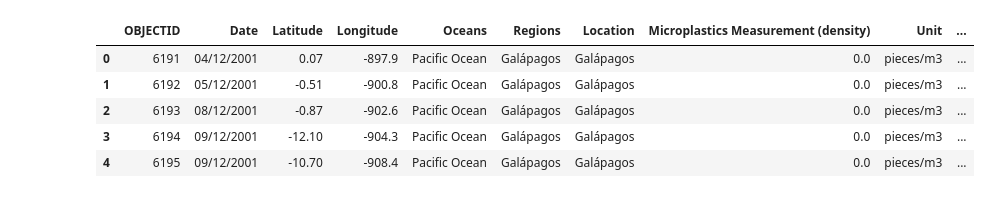
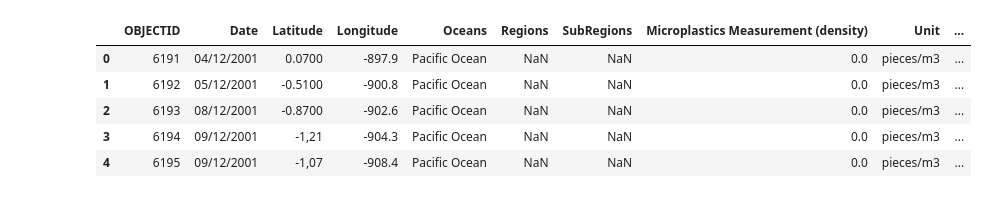
Before and after one commit to Beatriz-mij/Proyecto-PowerBI-MOD4, a Jupyter notebook: 04_EDA_Galapagos.ipynb, the cells around one changed output. Saved outputs shown, nothing was run; the diff lists cells and outputs as text; code cells hidden in the pictures.

```diff
--- a/04_EDA_Galapagos.ipynb
+++ b/04_EDA_Galapagos.ipynb
@@ -16,22 +16,22 @@ from sklearn.impute import KNNImputer
 pd.set_option('display.max_columns', None) # para poder visualizar todas las columnas de los DataFrames
 # %%
 df_gal = pd.read_csv(
-    "Proyecto-PowerBI-MOD4/files/Marine Microplastic Concentrations_GALAPAGOS.csv",
+    "files/Marine_Galapagos.csv",
     sep=";",
     engine="python",
     encoding="utf-8",
     quotechar='"',
     on_bad_lines='warn'  # también puedes usar 'skip' para ignorar líneas malas
 )
 
 df_gal.head()
 # %% [output]
-|  | OBJECTID | Date | Latitude | Longitude | Oceans | Regions | Location | Microplastics Measurement (density) | Unit | ... |
-| 0 | 6191 | 04/12/2001 | 0.07 | -897.9 | Pacific Ocean | Galápagos | Galápagos | 0.0 | pieces/m3 | ... |
-| 1 | 6192 | 05/12/2001 | -0.51 | -900.8 | Pacific Ocean | Galápagos | Galápagos | 0.0 | pieces/m3 | ... |
-| 2 | 6193 | 08/12/2001 | -0.87 | -902.6 | Pacific Ocean | Galápagos | Galápagos | 0.0 | pieces/m3 | ... |
-| 3 | 6194 | 09/12/2001 | -12.10 | -904.3 | Pacific Ocean | Galápagos | Galápagos | 0.0 | pieces/m3 | ... |
-| 4 | 6195 | 09/12/2001 | -10.70 | -908.4 | Pacific Ocean | Galápagos | Galápagos | 0.0 | pieces/m3 | ... |
+|  | OBJECTID | Date | Latitude | Longitude | Oceans | Regions | SubRegions | Microplastics Measurement (density) | Unit | ... |
+| 0 | 6191 | 04/12/2001 | 0.0700 | -897.9 | Pacific Ocean | NaN | NaN | 0.0 | pieces/m3 | ... |
+| 1 | 6192 | 05/12/2001 | -0.5100 | -900.8 | Pacific Ocean | NaN | NaN | 0.0 | pieces/m3 | ... |
+| 2 | 6193 | 08/12/2001 | -0.8700 | -902.6 | Pacific Ocean | NaN | NaN | 0.0 | pieces/m3 | ... |
+| 3 | 6194 | 09/12/2001 | -1,21 | -904.3 | Pacific Ocean | NaN | NaN | 0.0 | pieces/m3 | ... |
+| 4 | 6195 | 09/12/2001 | -1,07 | -908.4 | Pacific Ocean | NaN | NaN | 0.0 | pieces/m3 | ... |
 # %%
 # Función para conocer nulos y duplicados en un informe. Next step--> ETL
 
```
Also changed, not shown: parts of 6 cells of this notebook, 1 other file.
